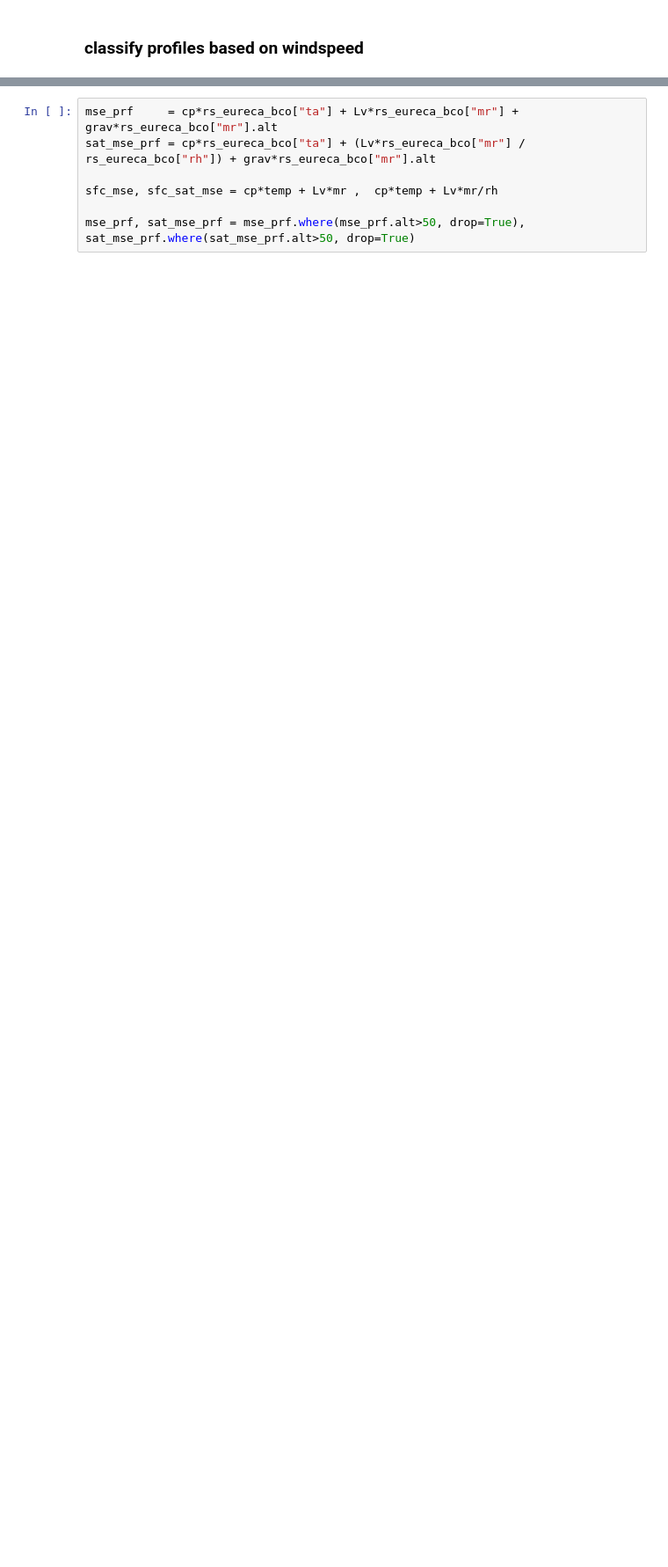
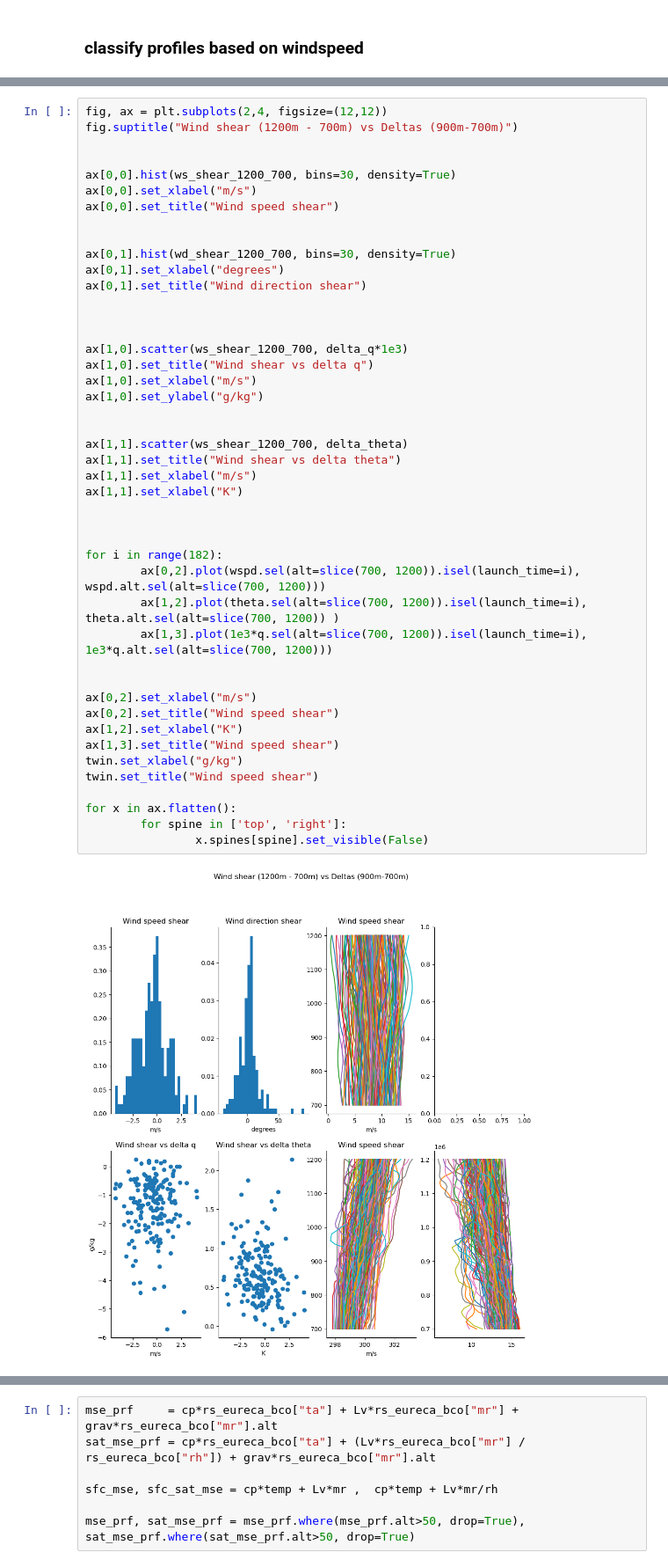
Before and after one commit to meteorologopazzo/BCO_observational, a Jupyter notebook: compare_EU.ipynb, the cells around one changed output, grey strips where cells are left out. Shown at 88% size. Saved outputs shown, nothing was run; the diff lists cells and outputs as text; blank space fills up the shorter version.

```diff
--- a/compare_EU.ipynb
+++ b/compare_EU.ipynb
@@ -350,0 +575,47 @@ Text(0.5, 1.0, 'Hourly wind speed and RS launches')
+# %%
+fig, ax = plt.subplots(2,4, figsize=(12,12))
+fig.suptitle("Wind shear (1200m - 700m) vs Deltas (900m-700m)")
+
+
+ax[0,0].hist(ws_shear_1200_700, bins=30, density=True)
+ax[0,0].set_xlabel("m/s")
+ax[0,0].set_title("Wind speed shear")
+
+
+ax[0,1].hist(wd_shear_1200_700, bins=30, density=True)
+ax[0,1].set_xlabel("degrees")
+ax[0,1].set_title("Wind direction shear")
+
+
+
+ax[1,0].scatter(ws_shear_1200_700, delta_q*1e3)
+ax[1,0].set_title("Wind shear vs delta q")
+ax[1,0].set_xlabel("m/s")
+ax[1,0].set_ylabel("g/kg")
+
+
+ax[1,1].scatter(ws_shear_1200_700, delta_theta)
+ax[1,1].set_title("Wind shear vs delta theta")
+ax[1,1].set_xlabel("m/s")
+ax[1,1].set_xlabel("K")
+
+
+
+for i in range(182):
+        ax[0,2].plot(wspd.sel(alt=slice(700, 1200)).isel(launch_time=i), wspd.alt.sel(alt=slice(700, 1200)))
+        ax[1,2].plot(theta.sel(alt=slice(700, 1200)).isel(launch_time=i), theta.alt.sel(alt=slice(700, 1200)) )
+        ax[1,3].plot(1e3*q.sel(alt=slice(700, 1200)).isel(launch_time=i), 1e3*q.alt.sel(alt=slice(700, 1200)))
+
+
+ax[0,2].set_xlabel("m/s")
+ax[0,2].set_title("Wind speed shear")
+ax[1,2].set_xlabel("K")
+ax[1,3].set_title("Wind speed shear")
+twin.set_xlabel("g/kg")
+twin.set_title("Wind speed shear")
+
+for x in ax.flatten():
+        for spine in ['top', 'right']:
+                x.spines[spine].set_visible(False)
+# %% [output]
+[figure, added]
```
Also changed, not shown: parts of 17 cells of this notebook, 3 other files.
